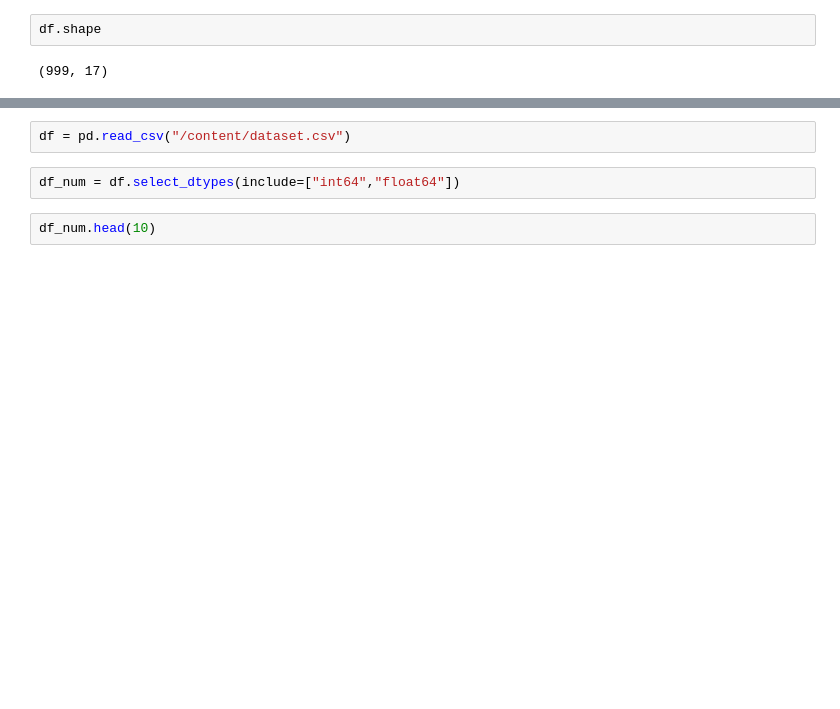
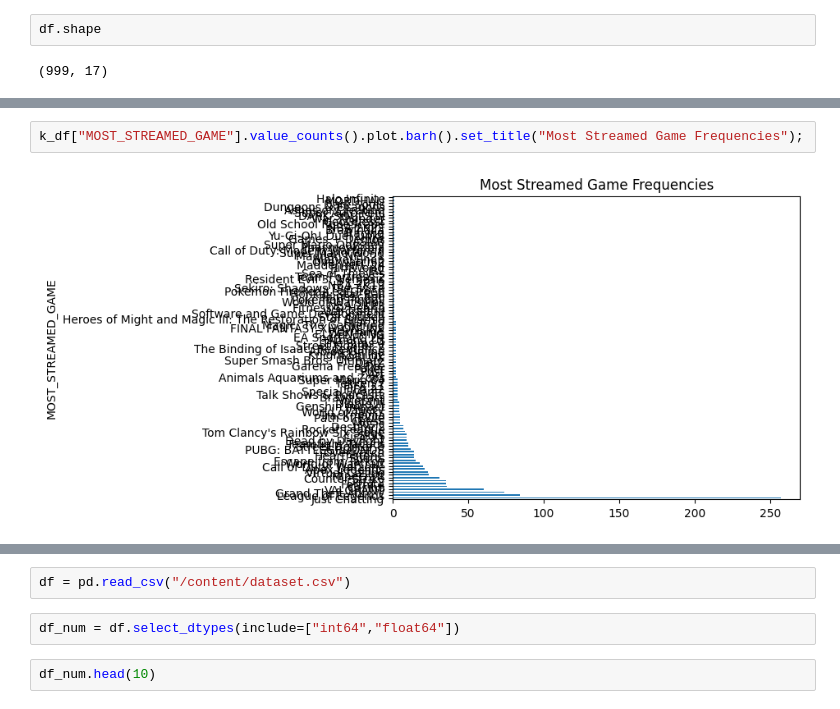
Before and after one commit to Mu5enna/Top1000TwitchStreamer_DataAnalysis, a Jupyter notebook: analysis.ipynb, the cells around one changed output, grey strips where cells are left out. Saved outputs shown, nothing was run; the diff lists cells and outputs as text; blank space fills up the shorter version.

```diff
--- a/analysis.ipynb
+++ b/analysis.ipynb
@@ -167,0 +258,4 @@ KeyError: 'method'
+# %%
+k_df["MOST_STREAMED_GAME"].value_counts().plot.barh().set_title("Most Streamed Game Frequencies");
+# %% [output]
+[figure, added]
```
Also changed, not shown: parts of 43 cells of this notebook.
